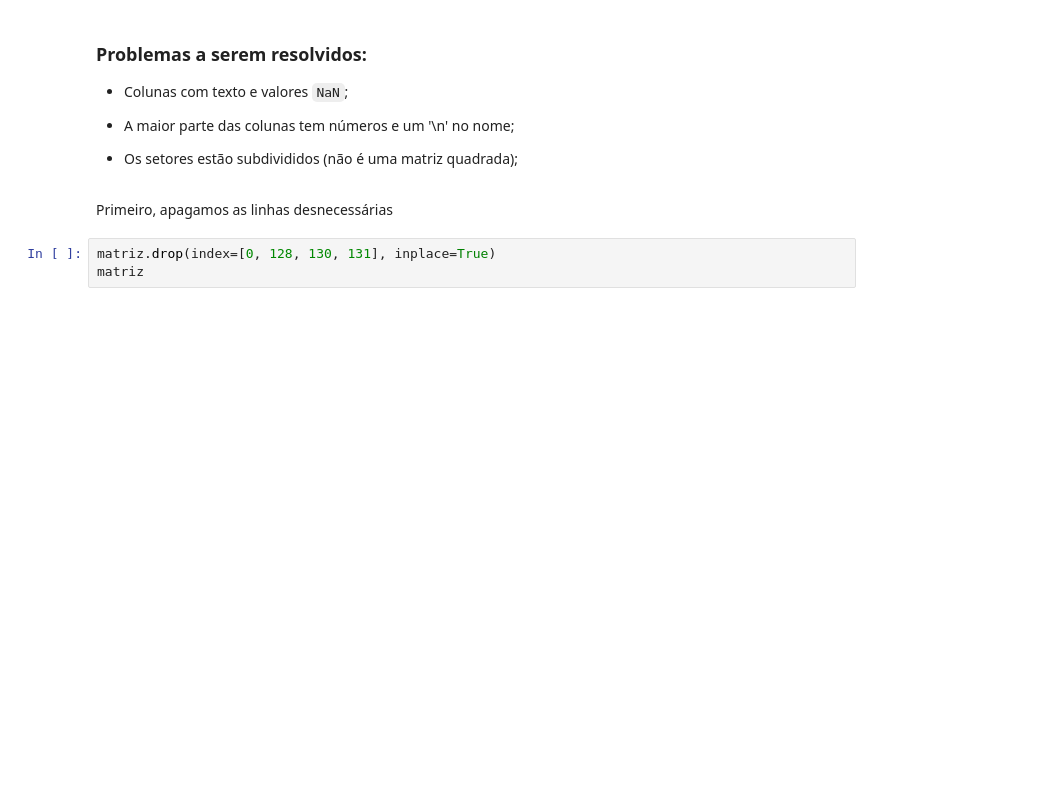
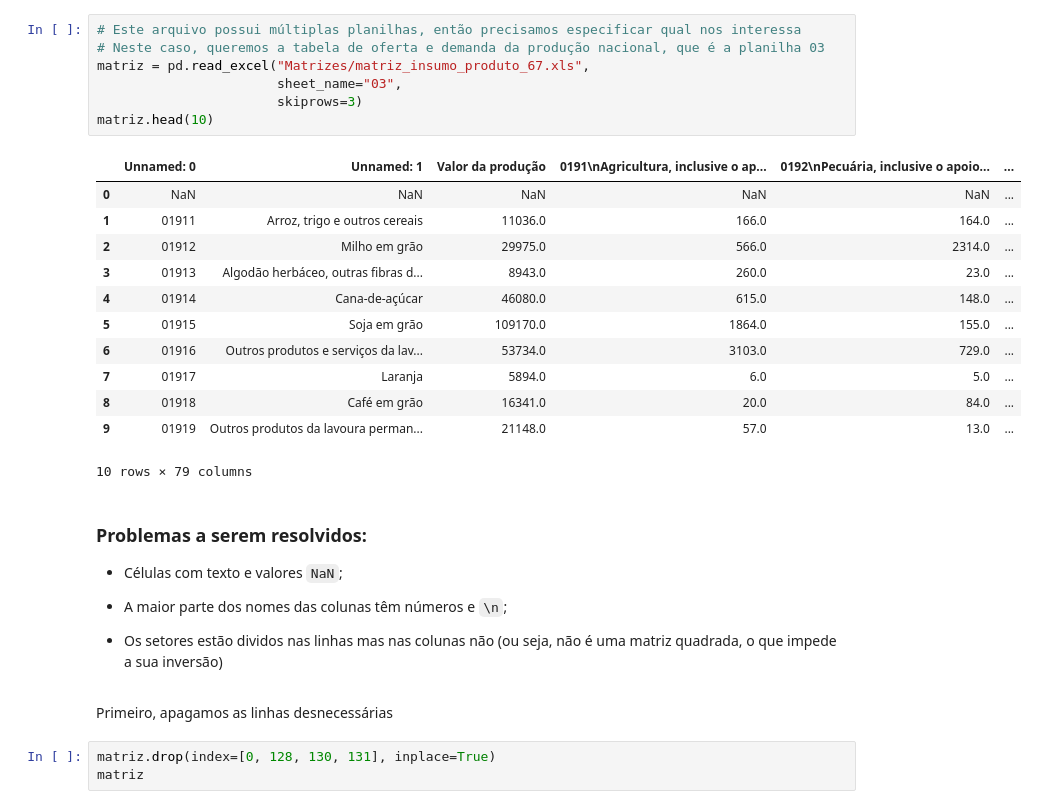
Before and after one commit to ArthurPavezzi-zz/analise-matriz-leontieff, a Jupyter notebook: analise.ipynb, the cells around one changed output. Saved outputs shown, nothing was run; the diff lists cells and outputs as text; blank space fills up the shorter version.

```diff
--- a/analise.ipynb
+++ b/analise.ipynb
@@ -30,11 +25,31 @@ matriz
+# %%
+# Este arquivo possui múltiplas planilhas, então precisamos especificar qual nos interessa
+# Neste caso, queremos a tabela de oferta e demanda da produção nacional, que é a planilha 03
+matriz = pd.read_excel("Matrizes/matriz_insumo_produto_67.xls",
+                       sheet_name="03",
+                       skiprows=3)
+matriz.head(10)
+# %% [output]
+|  | Unnamed: 0 | Unnamed: 1 | Valor da produção | 0191\nAgricultura, inclusive o ap... | 0192\nPecuária, inclusive o apoio... | ... |
+| 0 | NaN | NaN | NaN | NaN | NaN | ... |
+| 1 | 01911 | Arroz, trigo e outros cereais | 11036.0 | 166.0 | 164.0 | ... |
+| 2 | 01912 | Milho em grão | 29975.0 | 566.0 | 2314.0 | ... |
+| 3 | 01913 | Algodão herbáceo, outras fibras d... | 8943.0 | 260.0 | 23.0 | ... |
+| 4 | 01914 | Cana-de-açúcar | 46080.0 | 615.0 | 148.0 | ... |
+| 5 | 01915 | Soja em grão | 109170.0 | 1864.0 | 155.0 | ... |
+| 6 | 01916 | Outros produtos e serviços da lav... | 53734.0 | 3103.0 | 729.0 | ... |
+| 7 | 01917 | Laranja | 5894.0 | 6.0 | 5.0 | ... |
+| 8 | 01918 | Café em grão | 16341.0 | 20.0 | 84.0 | ... |
+| 9 | 01919 | Outros produtos da lavoura perman... | 21148.0 | 57.0 | 13.0 | ... |
+10 rows × 79 columns
 # %% [markdown]
 ### Problemas a serem resolvidos:
 
-- Colunas com texto e valores ``NaN``;
+- Células com texto e valores ``NaN``;
 
-- A maior parte das colunas tem números e um '\n' no nome;
+- A maior parte dos nomes das colunas têm números e `\n`;
 
-- Os setores estão subdivididos (não é uma matriz quadrada);
+- Os setores estão dividos nas linhas mas nas colunas não (ou seja, não é uma matriz quadrada, o que impede a sua inversão)
 # %% [markdown]
 Primeiro, apagamos as linhas desnecessárias
 # %%
```
Also changed, not shown: parts of 20 cells of this notebook, 3 other files.
